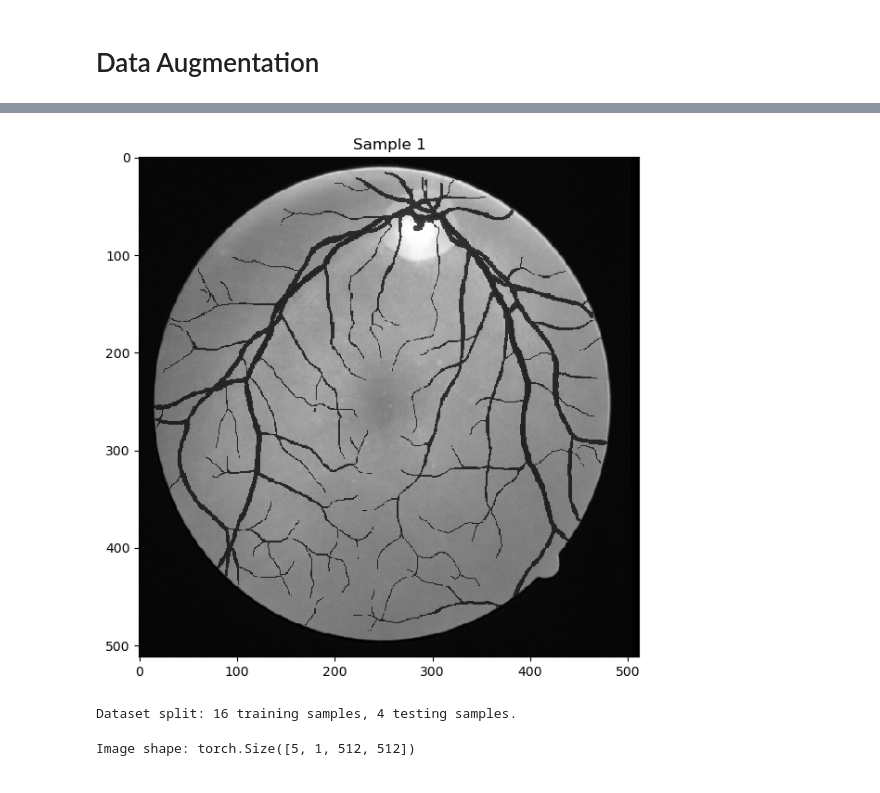
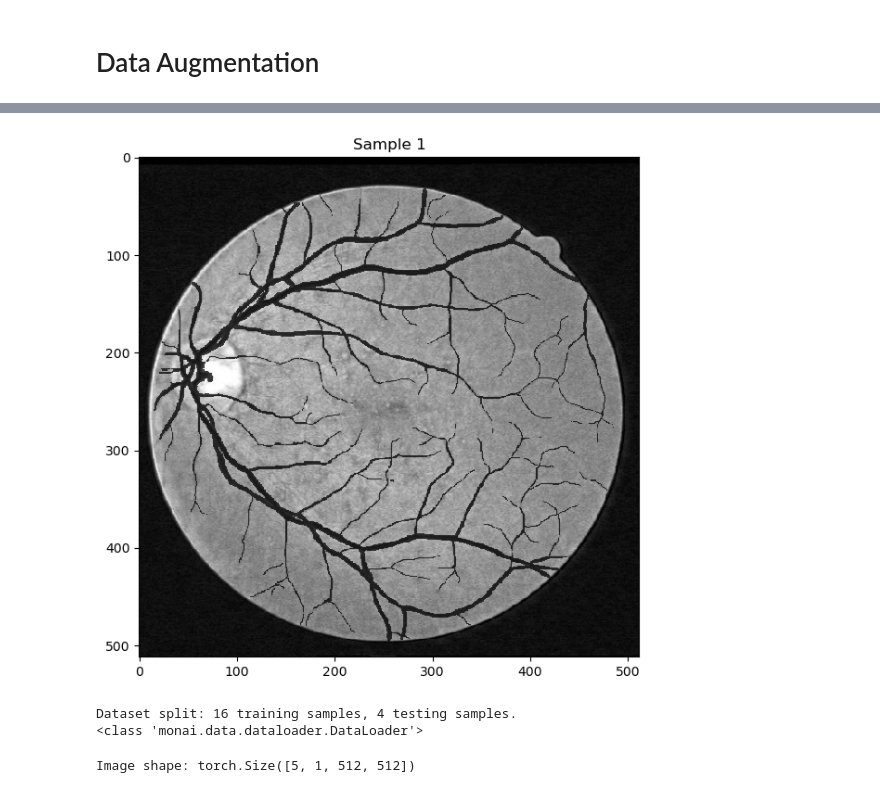
Before and after one commit to mard4/deep-learning-med, a Jupyter notebook: project/main.ipynb, the cells around one changed output, grey strips where cells are left out. Saved outputs shown, nothing was run; the diff lists cells and outputs as text; code cells hidden in the pictures.

```diff
--- a/project/main.ipynb
+++ b/project/main.ipynb
@@ -69,25 +122,25 @@ Number of samples in the training dataset: 20
+# %%
+train_transforms = Compose([
+    LoadVesselData()
+])
+train_dataset = monai.data.CacheDataset(
+    data=train_dict_list,
+    transform = train_transforms
+)
 # %%
-train_transforms = Compose([
-    LoadVesselData(),
-    RandFlipd(keys=['img', 'mask'], prob=0.5, spatial_axis=0),
-    RandRotate90d(keys=['img', 'mask'], prob=0.5, max_k=3),
-    ##RandSpatialCropd(keys=['img', 'mask'], roi_size= (256, 256),random_size=False)
-])
-train_dataset = monai.data.CacheDataset(
-    data=train_dict_list,
-    transform=train_transforms
-)
-
 for i in range(1):
     visualize_vessel_sample(train_dataset[i], title=f"Sample {i+1}")
+
 
 train_dataset, val_dataset = split_dataset(train_dataset, train_ratio=0.8)
 
 train_dataloader = DataLoader(train_dataset, batch_size=5, shuffle=True)
+print(type(train_dataloader))
 validation_loader = DataLoader(val_dataset, batch_size=5, shuffle=True)
 # %% [output]
-[figure, old version]
+[figure, new version]
 Dataset split: 16 training samples, 4 testing samples.
+<class 'monai.data.dataloader.DataLoader'>
 # %%
 for batch_data in train_dataloader:
     print("Image shape:", batch_data["img"].shape)  # Expected: [batch_size, 1, 512, 512]
```
Also changed, not shown: parts of 8 cells of this notebook, 4 other files.
